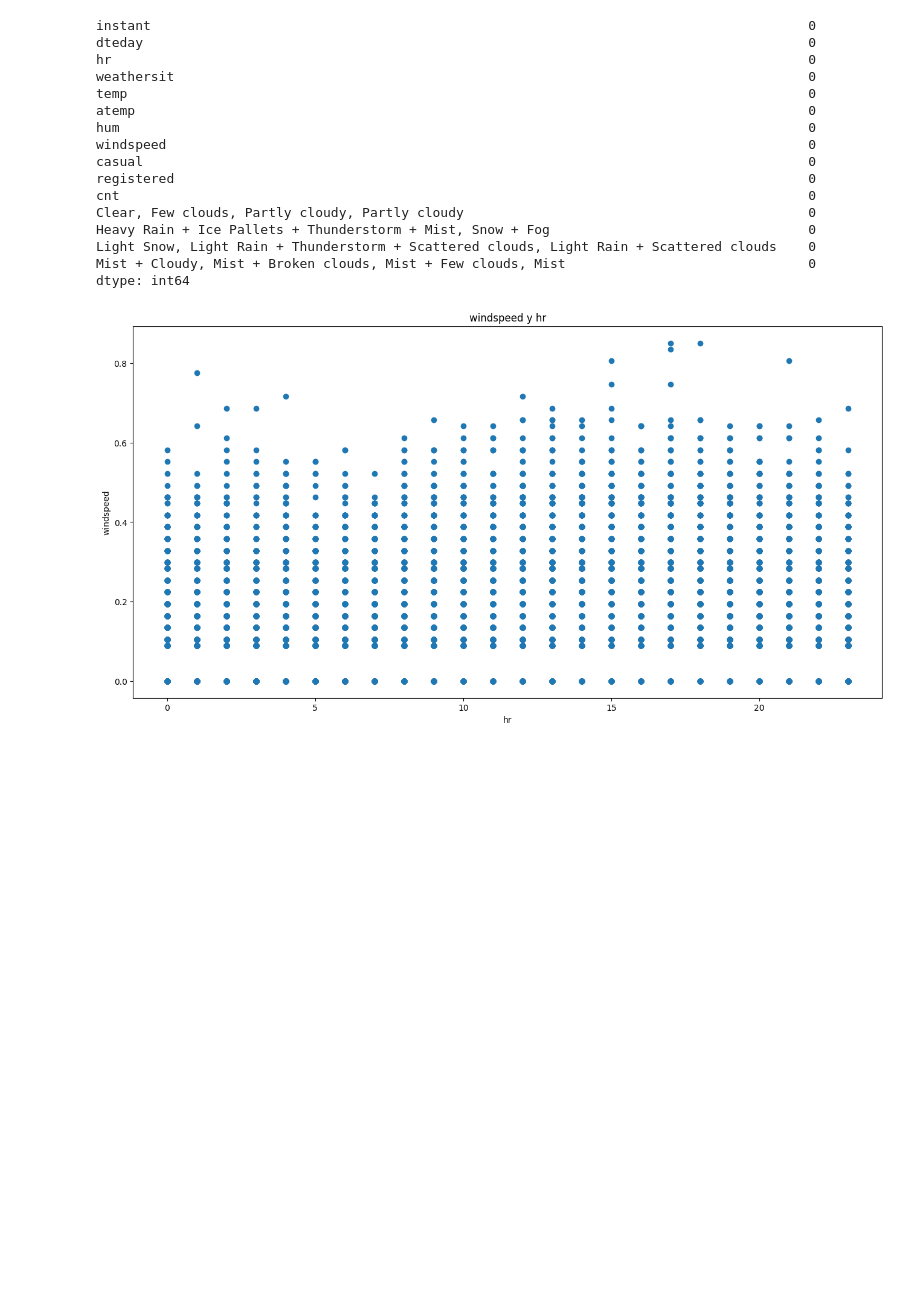
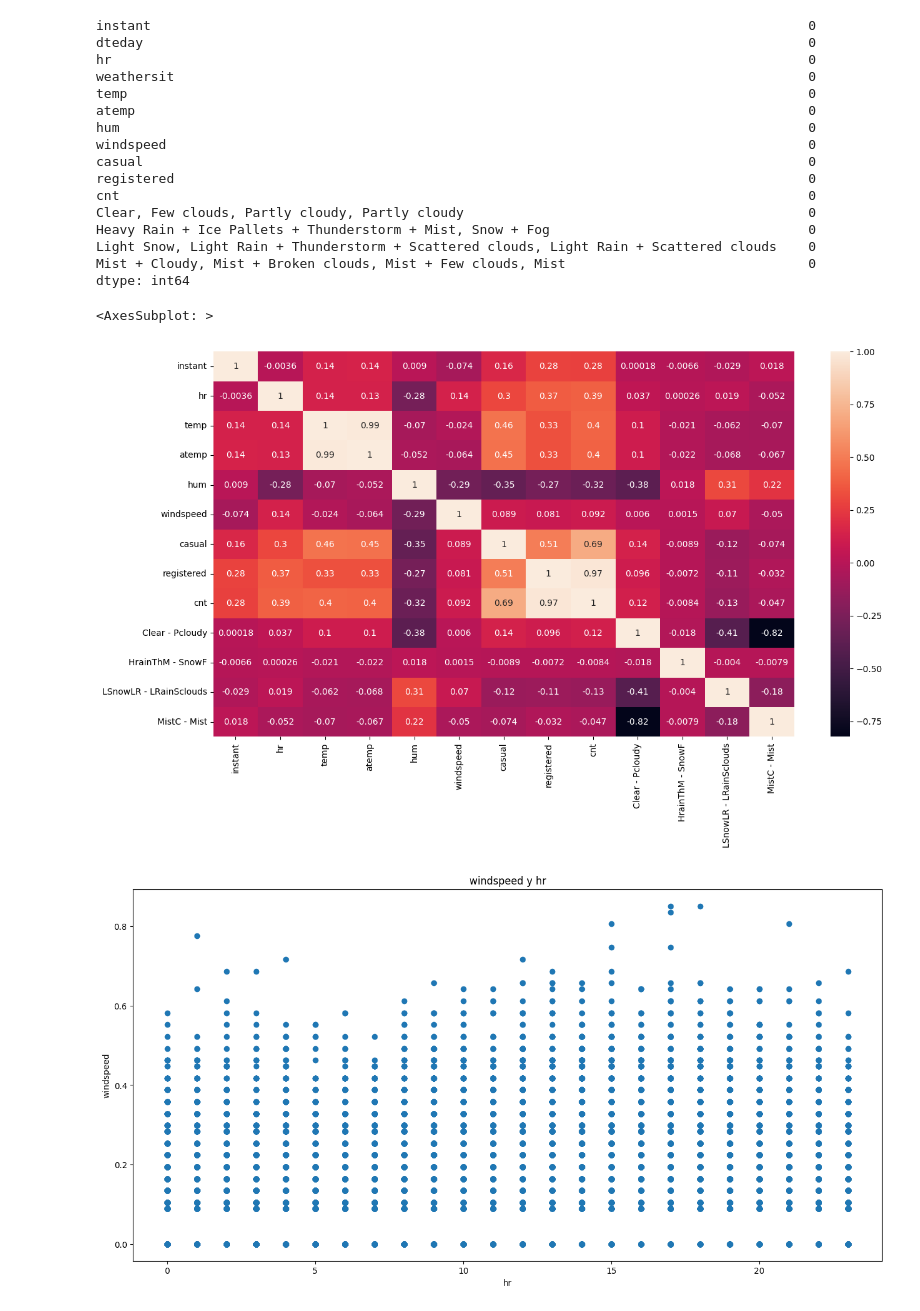
Before and after one commit to adRi781/Resoluci-n-caso, a Jupyter notebook: C3_S4_Resolución de caso - Bike Sharing App.ipynb, the cells around one changed output. Drawn from its saved outputs; the diff is of its cells as text; code cells hidden in the pictures; blank space fills up the shorter version.

```diff
--- a/C3_S4_Resolución de caso - Bike Sharing App.ipynb
+++ b/C3_S4_Resolución de caso - Bike Sharing App.ipynb
@@ -268,3 +269,10 @@ dtype: int64
+# %%
+corr = df.corr()
+plt.subplots(figsize=(15,8))
+sns.heatmap(corr, annot = True)
+# %% [output]
+<AxesSubplot: >
+[figure, added]
 # %%
 x = 'hr'
 y = 'windspeed'
```
Also changed, not shown: parts of 31 cells of this notebook.
